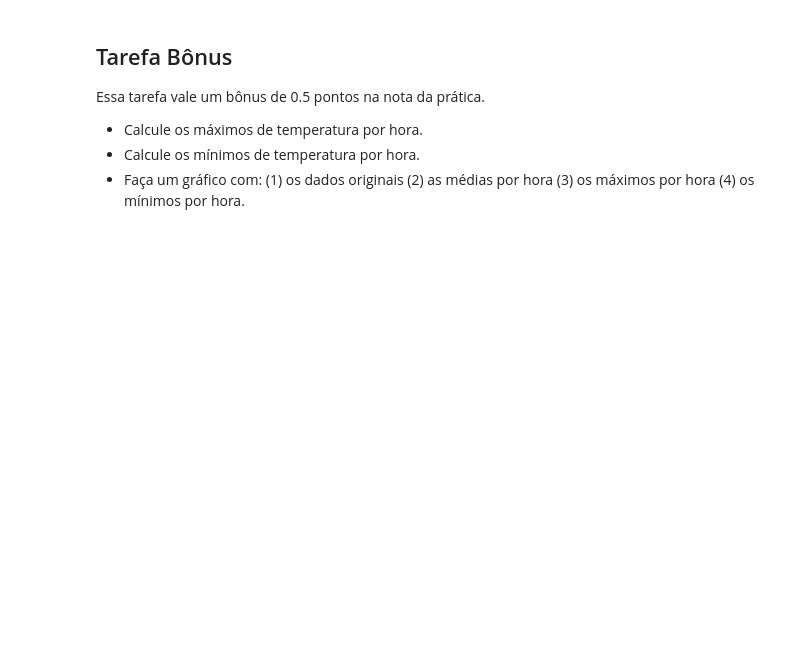
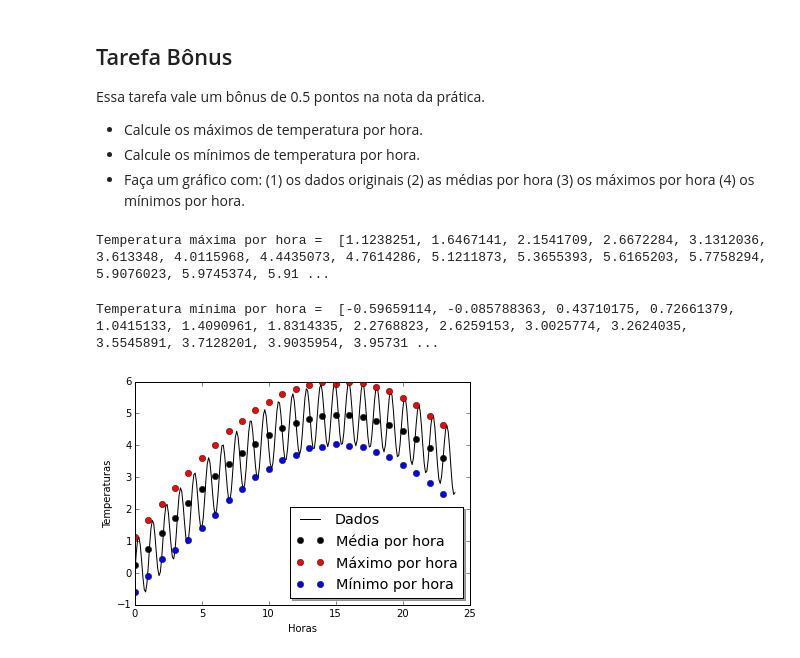
Before and after one commit to mat-esp-2015/python-intro-2-carolline-fernanda-daniel, a Jupyter notebook: tarefa-intro-python-2.ipynb, the cells around one changed output. Saved outputs shown, nothing was run; the diff lists cells and outputs as text; code cells hidden in the pictures; blank space fills up the shorter version.

```diff
--- a/tarefa-intro-python-2.ipynb
+++ b/tarefa-intro-python-2.ipynb
@@ -399,6 +399,50 @@ Essa tarefa vale um bônus de 0.5 pontos na nota da prática.
 * Calcule os máximos de temperatura por hora.
 * Calcule os mínimos de temperatura por hora.
 * Faça um gráfico com: (1) os dados originais (2) as médias por hora (3) os máximos por hora (4) os mínimos por hora.
+# %%
+maximos_hora = [] #lista vazia
+for N in range(10,250,10): #define "N" variando de 10 a 240, de 10 em 10.
+    maximo = dados[N-10] #valor inicial da variável "maximo" é o primeiro valor da lista de 10
+    for i in range(N-9,N,1): #para cada valor que N assumir, define-se um i variando num intervalo do tamanho de N
+        if dados[i] > maximo: #se o valor de dados na posição "i" for maior que o máximo, maximo assume o valor de dados[i]
+            maximo = dados[i]
+    maximos_hora.append(maximo) #adiciona o valor do maximo na hora à lista "maximos_hora"
+print("Temperatura máxima por hora = ",maximos_hora) #retorna a lista "maximos_hora" com os 24 máximos
+# %% [output]
+Temperatura máxima por hora =  [1.1238251, 1.6467141, 2.1541709, 2.6672284, 3.1312036, 3.613348, 4.0115968, 4.4435073, 4.7614286, 5.1211873, 5.3655393, 5.6165203, 5.7758294, 5.9076023, 5.9745374, 5.91 ...
+# %%
+minimos_hora = [] #lista vazia
+for N in range(10,250,10): #define "N" variando de 10 a 240, de 10 em 10.
+    minimo = dados[N-10] #valor inicial da variável "minimo" é o primeiro valor da lista de 10
+    for i in range(N-9,N,1): #para cada valor que N assumir, define-se um i variando num intervalo do tamanho de N
+        if dados[i] < minimo: #se o valor de dados na posição "i" for menor que o minimo, minimo assume o valor de dados[i]
+            minimo = dados[i]
+    minimos_hora.append(minimo) #adiciona o valor do minimo na hora à lista "minimos_hora"
+print("Temperatura mínima por hora = ",minimos_hora) #retorna a lista "minimos_hora" com os 24 mínimos
+# %% [output]
+Temperatura mínima por hora =  [-0.59659114, -0.085788363, 0.43710175, 0.72661379, 1.0415133, 1.4090961, 1.8314335, 2.2768823, 2.6259153, 3.0025774, 3.2624035, 3.5545891, 3.7128201, 3.9035954, 3.95731 ...
+# %%
+import matplotlib.pyplot as plt
+%matplotlib inline
+XXIV_horas = [0,1,2,3,4,5,6,7,8,9,10,11,12,13,14,15,16,17,18,19,20,21,22,23]
+#abrir figura vazia
+plt.figure()
+#plota o gráfico de linha dos dados de temperatura variando no tempo; "label" fornece um rótulo à figura de linha plotada
+plt.plot(tempos,dados,"-k",label="Dados")
+#legenda do eixo x
+plt.xlabel("Horas")
+#legenda do eixo y
+plt.ylabel("Temperaturas")
+#plota bolinhas no gráfico que marcam a temperatura média a cada hora
+plt.plot(XXIV_horas,media_hora,"ok",label="Média por hora")
+#plota bolinhas vermelhas com as coordenadas de cada hora e sua temperatura máxima
+plt.plot(XXIV_horas,maximos_hora,"or",label="Máximo por hora")
+#plota bolinhas azuis com as coordenadas de cada hora e sua temperatura mínima
+plt.plot(XXIV_horas,minimos_hora,"ob",label="Mínimo por hora")
+#comando para posicionamento e estilo da legenda de linha e bolinha
+legend = plt.legend(loc='lower right', shadow=True, fontsize='x-large')
+# %% [output]
+[figure, added]
 # %% [markdown]
 ### Resultado esperado
 
```
